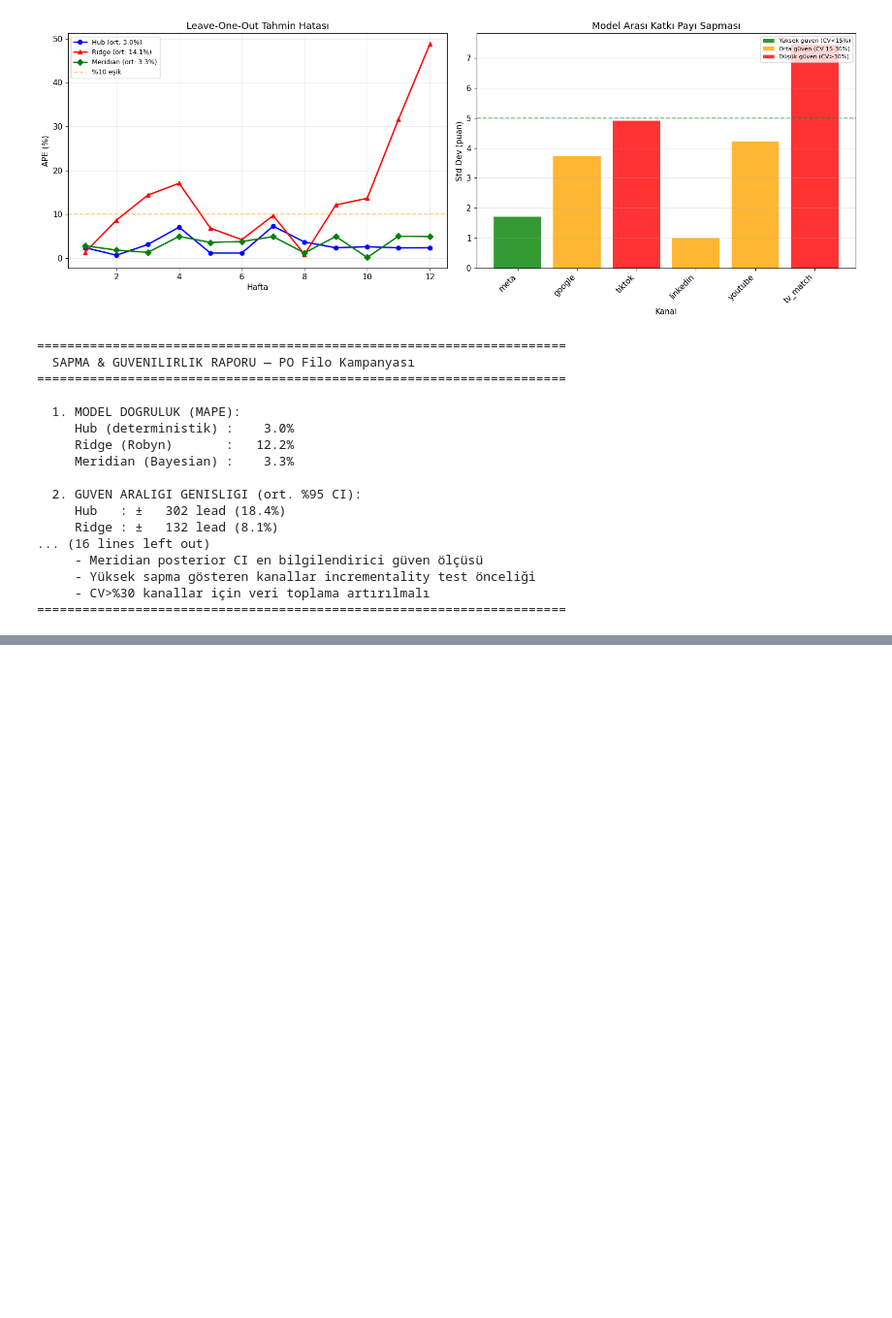
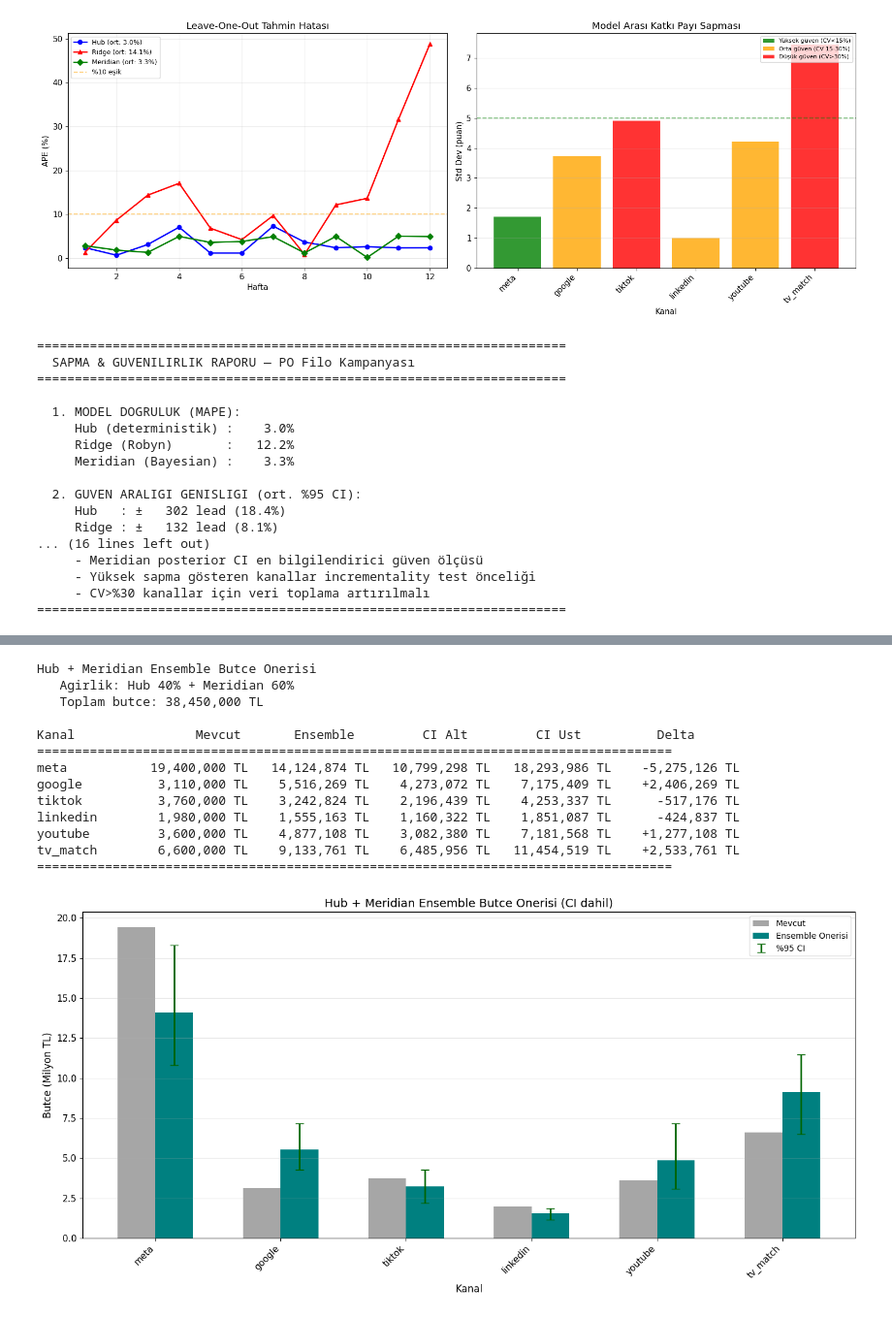
Before and after one commit to Growity-ai-lab/attribution-intelligence-hub, a Jupyter notebook: notebooks/04_robyn_comparison.ipynb, the cells around one changed output, grey strips where cells are left out. Shown at 97% size. Drawn from its saved outputs; the diff is of its cells as text; code cells hidden in the pictures; blank space fills up the shorter version.

```diff
--- a/notebooks/04_robyn_comparison.ipynb
+++ b/notebooks/04_robyn_comparison.ipynb
@@ -880,0 +1070,72 @@ print('=' * 70)
+# %%
+n_boot = samples_beta.shape[0]
+merid_contrib_samples = np.zeros((n_boot, len(channel_names)))
+for b in range(n_boot):
+    for j, ch in enumerate(channel_names):
+        merid_contrib_samples[b, j] = samples_beta[b, j] * X_features[:, j].sum()
+
+merid_share_samples = np.abs(merid_contrib_samples) / np.abs(merid_contrib_samples).sum(axis=1, keepdims=True)
+hub_shares = np.array([hub_pct[ch] / 100 for ch in channel_names])
+
+W_HUB, W_MERID = 0.40, 0.60
+ensemble_samples = W_HUB * hub_shares[np.newaxis, :] + W_MERID * merid_share_samples
+ensemble_mean = ensemble_samples.mean(axis=0)
+ensemble_ci_lo = np.percentile(ensemble_samples, 2.5, axis=0)
+ensemble_ci_hi = np.percentile(ensemble_samples, 97.5, axis=0)
+
+current_budgets = {ch: sum(weekly_budgets[ch]) for ch in channel_names}
+total_budget = sum(current_budgets.values())
+
+print('Hub + Meridian Ensemble Butce Onerisi')
+print(f'   Agirlik: Hub {W_HUB:.0%} + Meridian {W_MERID:.0%}')
+print(f'   Toplam butce: {total_budget:,.0f} TL')
+print()
+print(f'{"Kanal":<12} {"Mevcut":>14} {"Ensemble":>14} {"CI Alt":>14} {"CI Ust":>14} {"Delta":>14}')
+print('=' * 84)
+for j, ch in enumerate(channel_names):
+    current = current_budgets[ch]
+    suggested = total_budget * ensemble_mean[j]
+    ci_lo_v = total_budget * ensemble_ci_lo[j]
+    ci_hi_v = total_budget * ensemble_ci_hi[j]
+    delta = suggested - current
+    print(f'{ch:<12} {current:>12,.0f} TL {suggested:>12,.0f} TL {ci_lo_v:>12,.0f} TL {ci_hi_v:>12,.0f} TL {delta:>+13,.0f} TL')
+print('=' * 84)
+
+fig, ax = plt.subplots(figsize=(14, 7))
+x = np.arange(len(channel_names))
+width = 0.3
+current_vals = [current_budgets[ch] / 1e6 for ch in channel_names]
+ensemble_vals = [total_budget * ensemble_mean[j] / 1e6 for j in range(len(channel_names))]
+ci_lo_vals = [total_budget * ensemble_ci_lo[j] / 1e6 for j in range(len(channel_names))]
+ci_hi_vals = [total_budget * ensemble_ci_hi[j] / 1e6 for j in range(len(channel_names))]
+
+ax.bar(x - width/2, current_vals, width, label='Mevcut', color='gray', alpha=0.7)
+bars = ax.bar(x + width/2, ensemble_vals, width, label='Ensemble Onerisi', color='teal')
+err_lo = [ensemble_vals[j] - ci_lo_vals[j] for j in range(len(channel_names))]
+err_hi = [ci_hi_vals[j] - ensemble_vals[j] for j in range(len(channel_names))]
+ax.errorbar(x + width/2, ensemble_vals, yerr=[err_lo, err_hi], fmt='none', color='darkgreen',
+            capsize=5, linewidth=2, label='%95 CI')
+ax.set_xlabel('Kanal', fontsize=12)
+ax.set_ylabel('Butce (Milyon TL)', fontsize=12)
+ax.set_title('Hub + Meridian Ensemble Butce Onerisi (CI dahil)', fontsize=14)
+ax.set_xticks(x)
+ax.set_xticklabels(channel_names, rotation=45, ha='right')
+ax.legend(fontsize=10)
+ax.grid(True, alpha=0.3, axis='y')
+plt.tight_layout()
+plt.show()
+# %% [output]
+Hub + Meridian Ensemble Butce Onerisi
+   Agirlik: Hub 40% + Meridian 60%
+   Toplam butce: 38,450,000 TL
+
+Kanal                Mevcut       Ensemble         CI Alt         CI Ust          Delta
+====================================================================================
+meta           19,400,000 TL   14,124,874 TL   10,799,298 TL   18,293,986 TL    -5,275,126 TL
+google          3,110,000 TL    5,516,269 TL    4,273,072 TL    7,175,409 TL    +2,406,269 TL
+tiktok          3,760,000 TL    3,242,824 TL    2,196,439 TL    4,253,337 TL      -517,176 TL
+linkedin        1,980,000 TL    1,555,163 TL    1,160,322 TL    1,851,087 TL      -424,837 TL
+youtube         3,600,000 TL    4,877,108 TL    3,082,380 TL    7,181,568 TL    +1,277,108 TL
+tv_match        6,600,000 TL    9,133,761 TL    6,485,956 TL   11,454,519 TL    +2,533,761 TL
+====================================================================================
+[figure, added]
```
Also changed, not shown: parts of 10 cells of this notebook.
